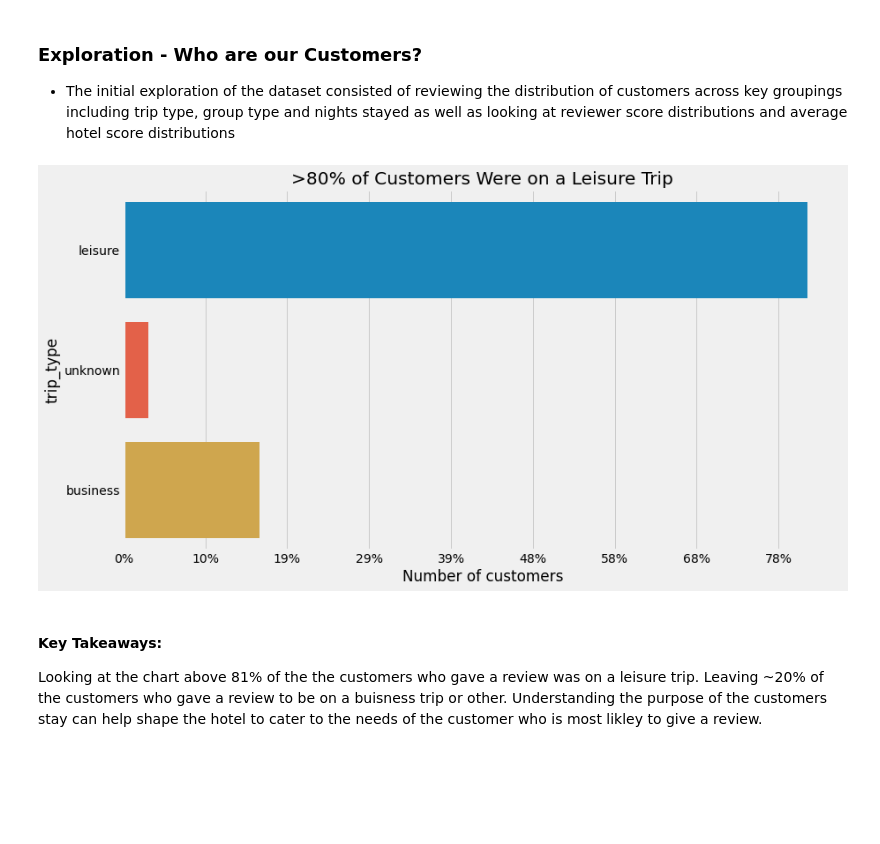
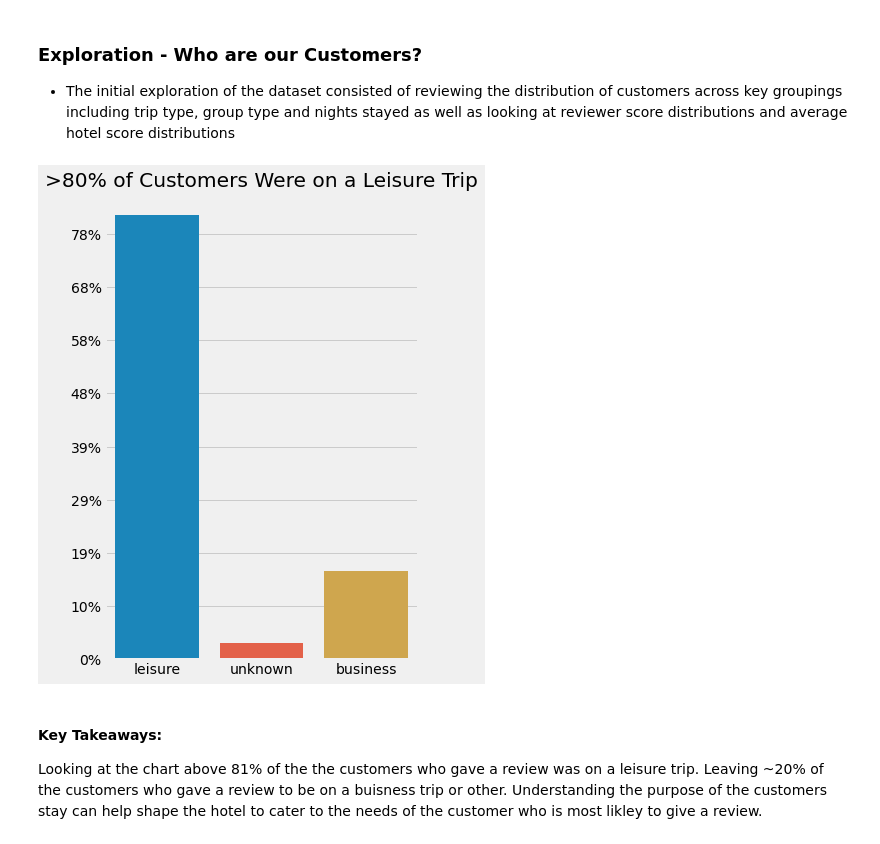
Before and after one commit to InPersonAnalysis/customer_review_capston, a Jupyter notebook: final_notebook.ipynb, the cells around one changed output. Cells and saved outputs as stored; diff of their text form; code cells hidden in the pictures; blank space fills up the shorter version.

Commit message:
visuals adjustment

```diff
--- a/final_notebook.ipynb
+++ b/final_notebook.ipynb
@@ -92,16 +92,16 @@ memory usage: 165.3+ MB
 # %%
 import matplotlib.ticker as mtick
 # #visualize the count of customers by trip type
 
-plt.figure(figsize=(13,7))
-ax = sns.countplot(y='trip_type', data=df)
-ax.xaxis.set_major_formatter(mtick.PercentFormatter(xmax=len(df), decimals=None))
-
+plt.figure(figsize=(5,8))
+ax = sns.countplot(x='trip_type', data=df)
+ax.yaxis.set_major_formatter(mtick.PercentFormatter(xmax=len(df), decimals=None))
+plt.xlabel('')
+plt.ylabel('')
 plt.title('>80% of Customers Were on a Leisure Trip')
-plt.xlabel('Number of customers')
 plt.show()
 # %% [output]
-[figure, old version]
+[figure, new version]
 # %% [markdown]
 #### Key Takeaways:
 
```
Also changed, not shown: parts of 4 cells of this notebook.
